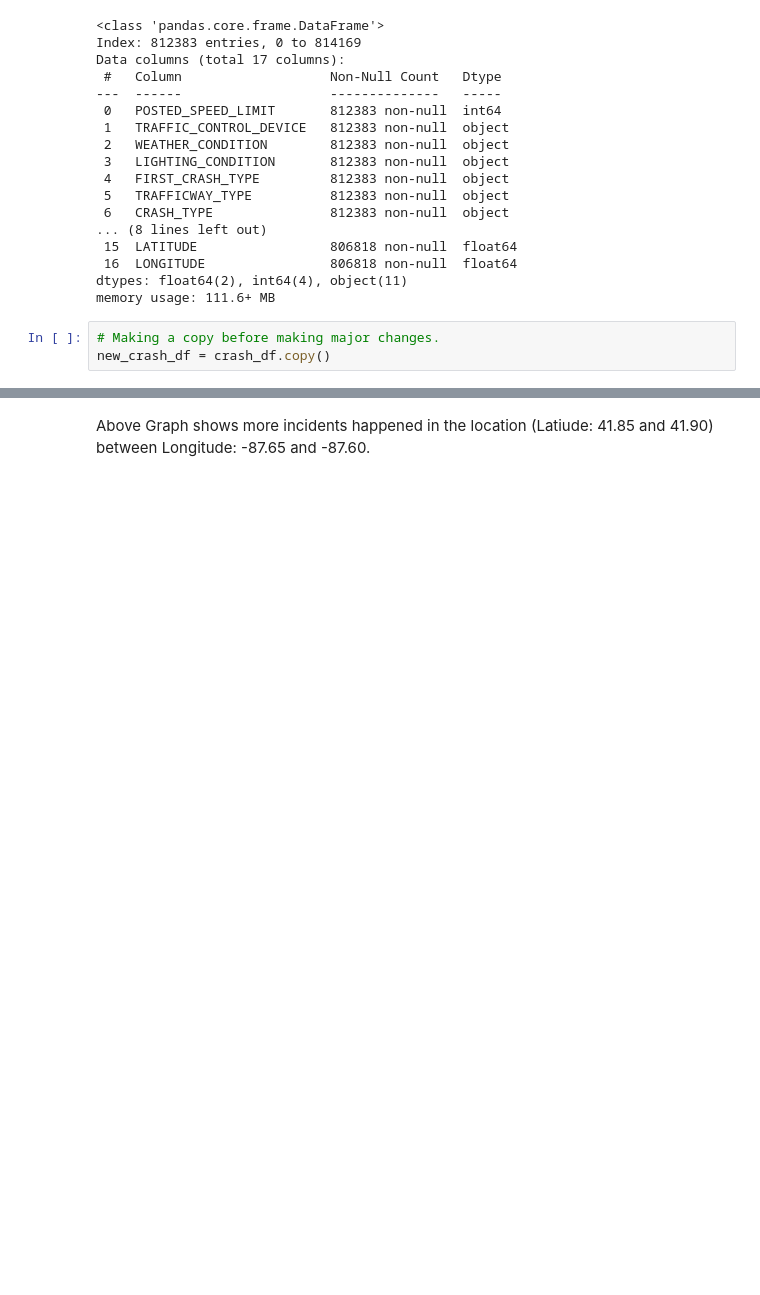
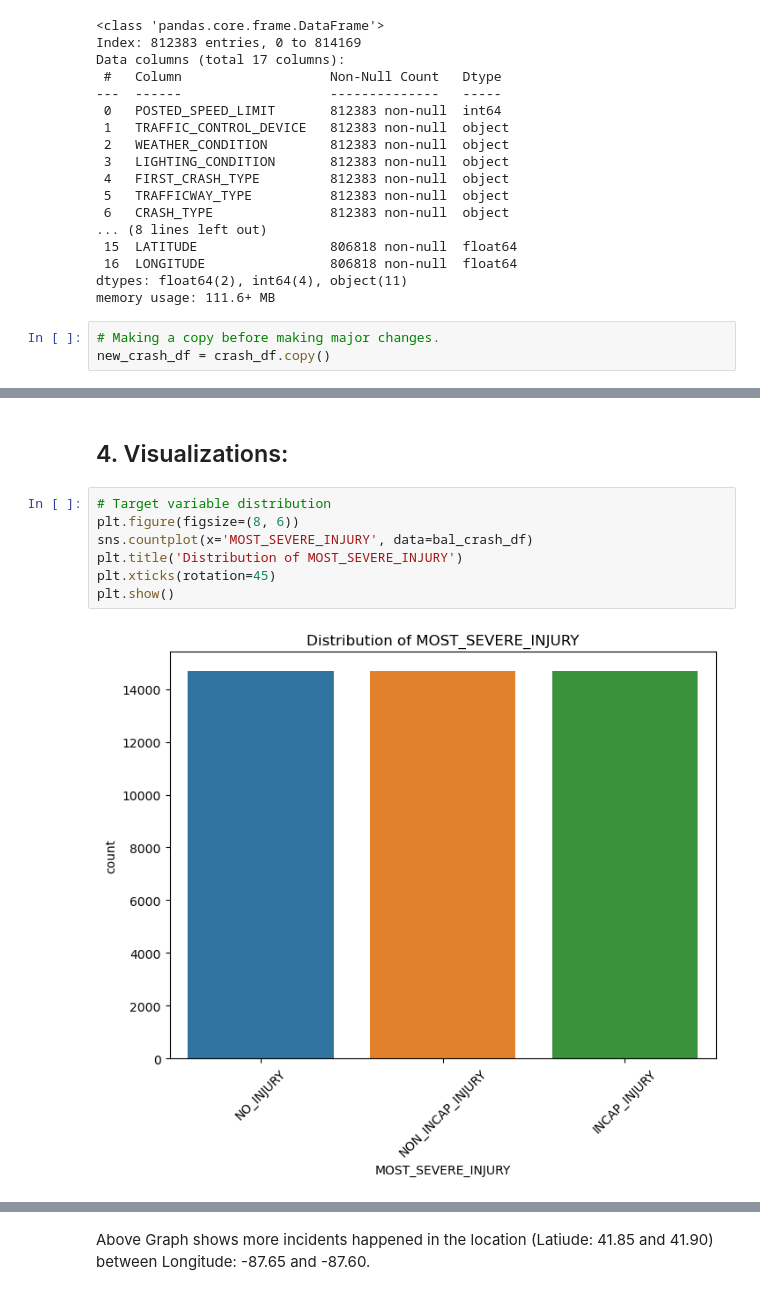
Before and after one commit to Lotus-baumgarner/CarCrash_Phase4, a Jupyter notebook: Chicago_Car_Crashes.ipynb, the cells around one changed output, grey strips where cells are left out. Cells and saved outputs as stored; diff of their text form; blank space fills up the shorter version.

```diff
--- a/Chicago_Car_Crashes.ipynb
+++ b/Chicago_Car_Crashes.ipynb
@@ -479,3 +494,14 @@ plt.show()
+# %% [markdown]
+## 4. Visualizations:
+# %%
+# Target variable distribution
+plt.figure(figsize=(8, 6))
+sns.countplot(x='MOST_SEVERE_INJURY', data=bal_crash_df)
+plt.title('Distribution of MOST_SEVERE_INJURY')
+plt.xticks(rotation=45)
+plt.show()
+# %% [output]
+[figure, added]
 # %%
 # Created a hexbin plot to display number of crashes vs Latitude and Longitude.
 
```
Also changed, not shown: parts of 127 cells of this notebook, 4 other files.
